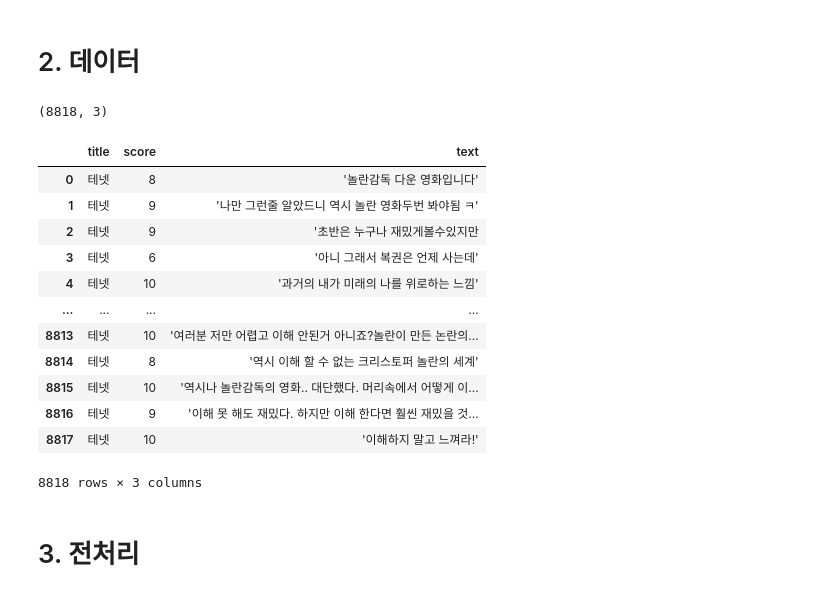
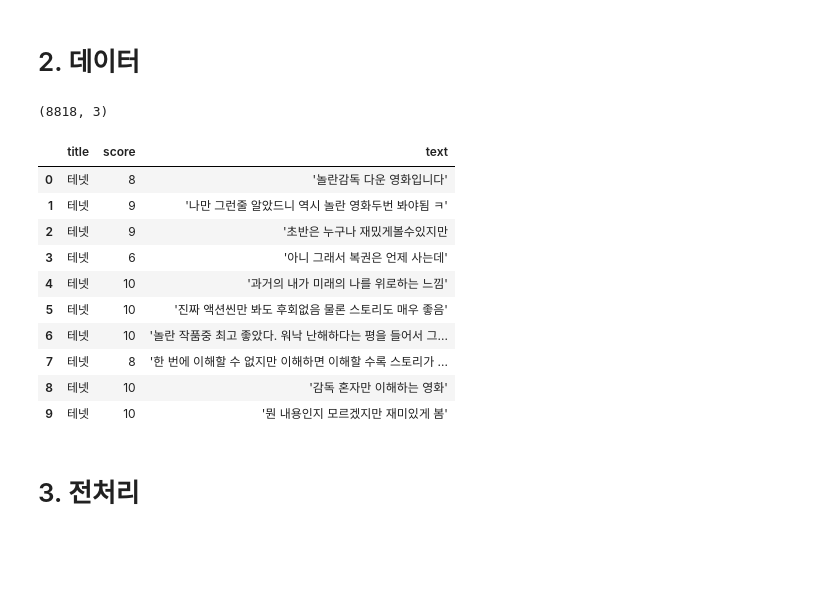
Before and after one commit to yemin-i/sentiment_analysis, a Jupyter notebook: movie_review_sentiment_analysis.ipynb, the cells around one changed output. Cells and saved outputs as stored; diff of their text form; code cells hidden in the pictures; blank space fills up the shorter version.

```diff
--- a/movie_review_sentiment_analysis.ipynb
+++ b/movie_review_sentiment_analysis.ipynb
@@ -48,25 +48,23 @@ from collections import Counter
 # %% [markdown]
 # 2. 데이터
 # %%
-movie_data = pd.read_csv('tenet_review1.csv')
+movie_data = pd.read_csv('tenet_review.csv')
 
 print(movie_data.shape)
-movie_data
+movie_data.head(10)
 # %% [output]
 (8818, 3)
 |  | title | score | text |
 | 0 | 테넷 | 8 | '놀란감독 다운 영화입니다' |
 | 1 | 테넷 | 9 | '나만 그런줄 알았드니 역시 놀란 영화두번 봐야됨 ㅋ' |
 | 2 | 테넷 | 9 | '초반은 누구나 재밌게볼수있지만 |
 | 3 | 테넷 | 6 | '아니 그래서 복권은 언제 사는데' |
 | 4 | 테넷 | 10 | '과거의 내가 미래의 나를 위로하는 느낌' |
-| ... | ... | ... | ... |
-| 8813 | 테넷 | 10 | '여러분 저만 어렵고 이해 안된거 아니죠?놀란이 만든 논란의... |
-| 8814 | 테넷 | 8 | '역시 이해 할 수 없는 크리스토퍼 놀란의 세계' |
-| 8815 | 테넷 | 10 | '역시나 놀란감독의 영화.. 대단했다. 머리속에서 어떻게 이... |
-| 8816 | 테넷 | 9 | '이해 못 해도 재밌다. 하지만 이해 한다면 훨씬 재밌을 것... |
-| 8817 | 테넷 | 10 | '이해하지 말고 느껴라!' |
+| 5 | 테넷 | 10 | '진짜 액션씬만 봐도 후회없음 물론 스토리도 매우 좋음' |
+| 6 | 테넷 | 10 | '놀란 작품중 최고 좋았다. 워낙 난해하다는 평을 들어서 그... |
+| 7 | 테넷 | 8 | '한 번에 이해할 수 없지만 이해하면 이해할 수록 스토리가 ... |
+| 8 | 테넷 | 10 | '감독 혼자만 이해하는 영화' |
+| 9 | 테넷 | 10 | '뭔 내용인지 모르겠지만 재미있게 봄' |
-8818 rows × 3 columns
 # %% [markdown]
 # 3. 전처리
 # %% [markdown]
```
Also changed, not shown: parts of 18 cells of this notebook.
